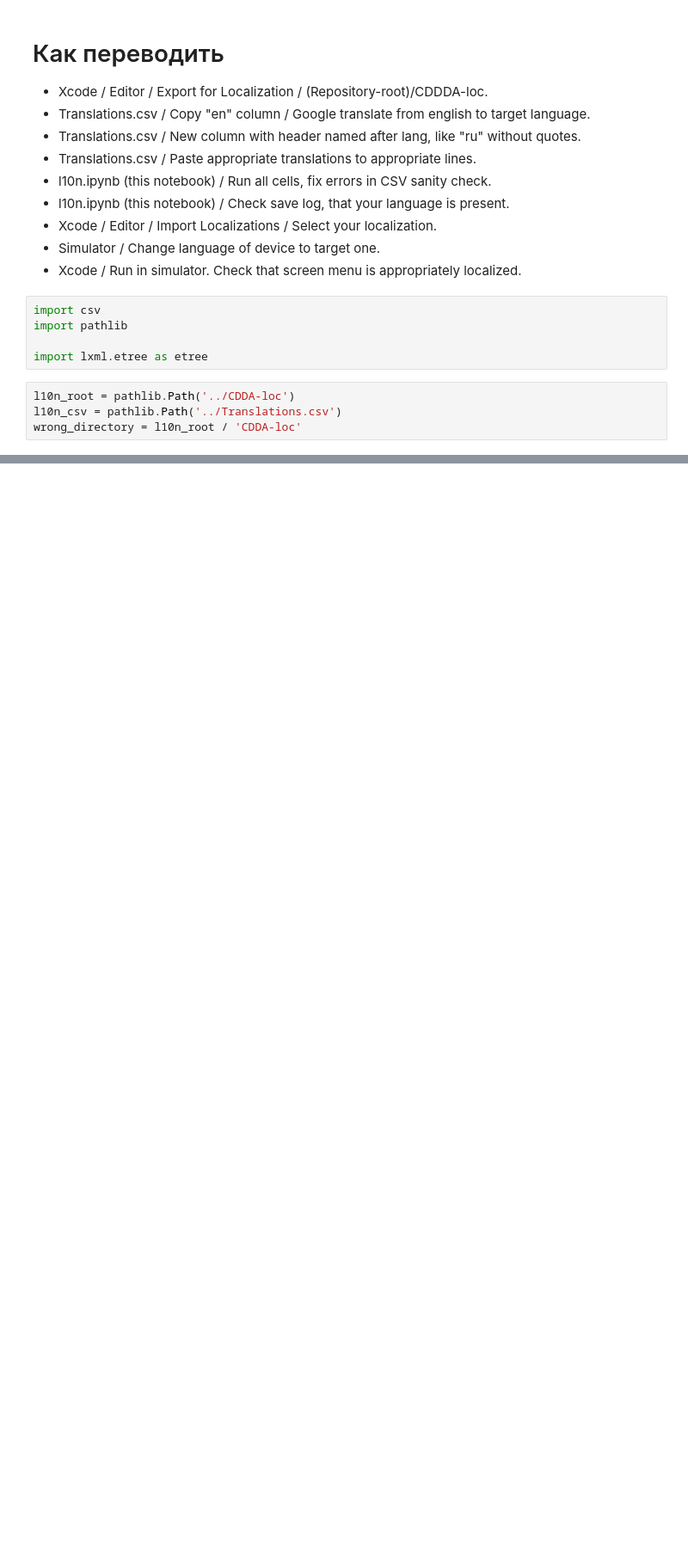
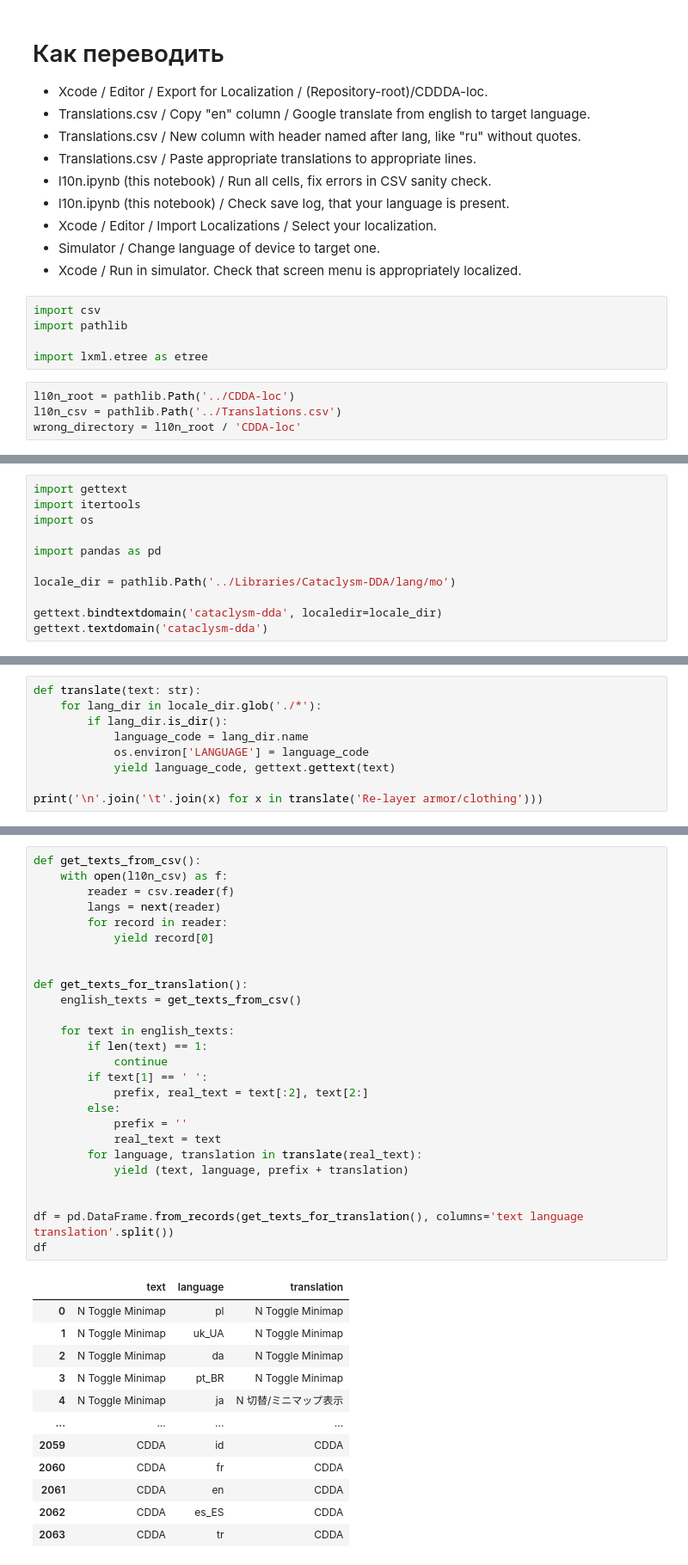
Before and after one commit to apollovy/Cataclysm-DDA-iOS, a Jupyter notebook: scripts/l10n.ipynb, the cells around one changed output, grey strips where cells are left out. Shown: that part at 86% size. Cells and saved outputs as stored; diff of their text form; blank space fills up the shorter version.

```diff
--- a/scripts/l10n.ipynb
+++ b/scripts/l10n.ipynb
@@ -127,0 +139,11 @@ CDDA
+# %%
+import gettext
+import itertools
+import os
+
+import pandas as pd
+
+locale_dir = pathlib.Path('../Libraries/Cataclysm-DDA/lang/mo')
+
+gettext.bindtextdomain('cataclysm-dda', localedir=locale_dir)
+gettext.textdomain('cataclysm-dda')
@@ -127,0 +152,9 @@ CDDA
+# %%
+def translate(text: str):
+    for lang_dir in locale_dir.glob('./*'):
+        if lang_dir.is_dir():
+            language_code = lang_dir.name
+            os.environ['LANGUAGE'] = language_code
+            yield language_code, gettext.gettext(text)
+
+print('\n'.join('\t'.join(x) for x in translate('Re-layer armor/clothing')))
@@ -127,0 +179,39 @@ CDDA
+# %%
+def get_texts_from_csv():
+    with open(l10n_csv) as f:
+        reader = csv.reader(f)
+        langs = next(reader)
+        for record in reader:
+            yield record[0]
+
+
+def get_texts_for_translation():
+    english_texts = get_texts_from_csv()
+
+    for text in english_texts:
+        if len(text) == 1:
+            continue
+        if text[1] == ' ':
+            prefix, real_text = text[:2], text[2:]
+        else:
+            prefix = ''
+            real_text = text
+        for language, translation in translate(real_text):
+            yield (text, language, prefix + translation)
+
+
+df = pd.DataFrame.from_records(get_texts_for_translation(), columns='text language translation'.split())
+df
+# %% [output]
+|  | text | language | translation |
+| 0 | N Toggle Minimap | pl | N Toggle Minimap |
+| 1 | N Toggle Minimap | uk_UA | N Toggle Minimap |
+| 2 | N Toggle Minimap | da | N Toggle Minimap |
+| 3 | N Toggle Minimap | pt_BR | N Toggle Minimap |
+| 4 | N Toggle Minimap | ja | N 切替/ミニマップ表示 |
+| ... | ... | ... | ... |
+| 2059 | CDDA | id | CDDA |
+| 2060 | CDDA | fr | CDDA |
+| 2061 | CDDA | en | CDDA |
+| 2062 | CDDA | es_ES | CDDA |
+| 2063 | CDDA | tr | CDDA |
```
Also changed, not shown: parts of 13 cells of this notebook, 4 other files.
